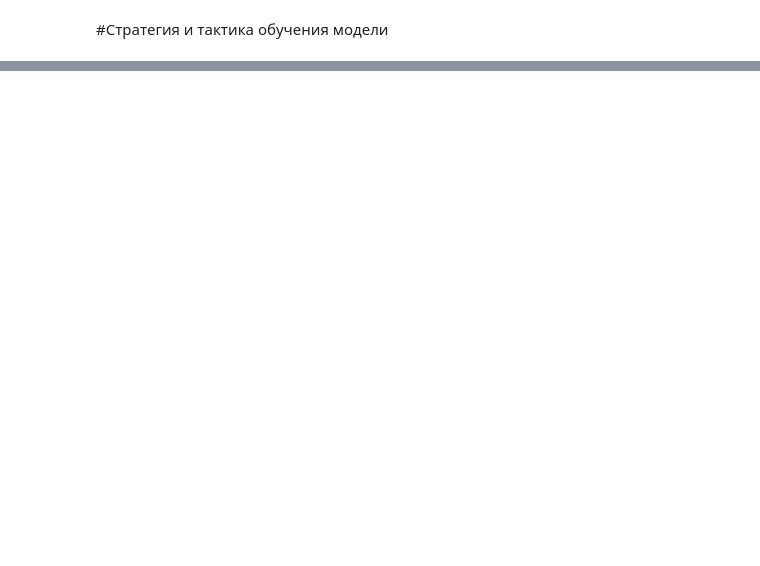
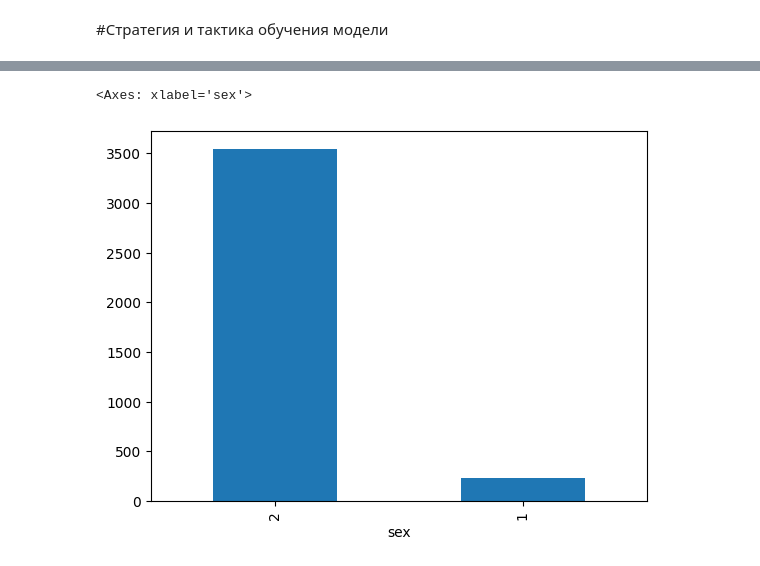
Before and after one commit to Netdaem0n/ALG_data_analyze, a Jupyter notebook: ML_lessons/lesson2.ipynb, the cells around one changed output, grey strips where cells are left out. Drawn from its saved outputs; the diff is of its cells as text; code cells hidden in the pictures; blank space fills up the shorter version.

```diff
--- a/ML_lessons/lesson2.ipynb
+++ b/ML_lessons/lesson2.ipynb
@@ -13,0 +58,5 @@ df.head()
+# %%
+df[df['result'] == 0]['sex'].value_counts().plot(kind='bar')
+# %% [output]
+<Axes: xlabel='sex'>
+[figure, added]
```
Also changed, not shown: parts of 72 cells of this notebook.
